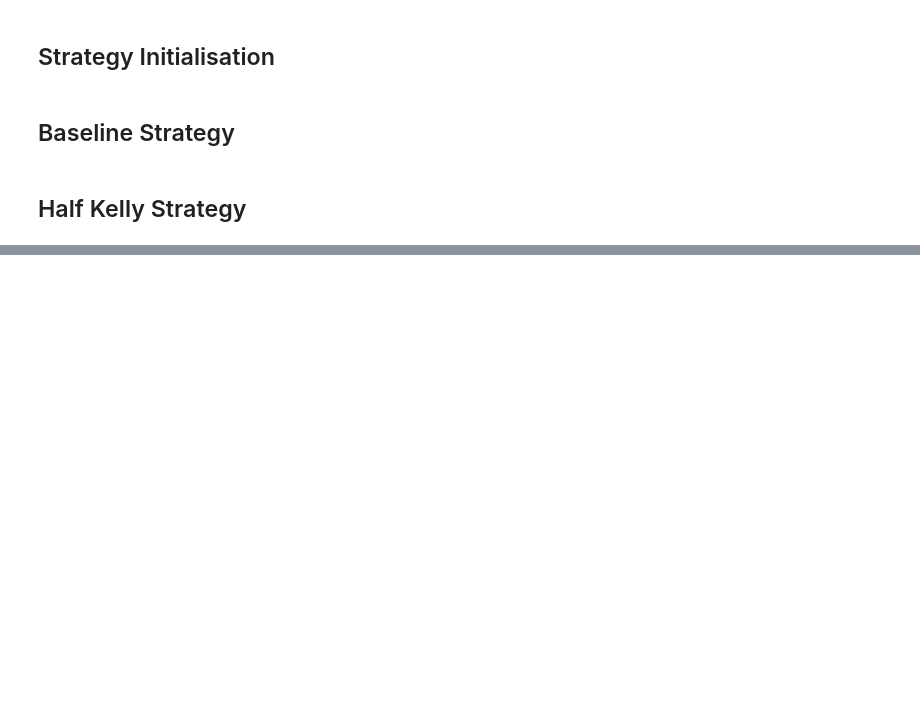
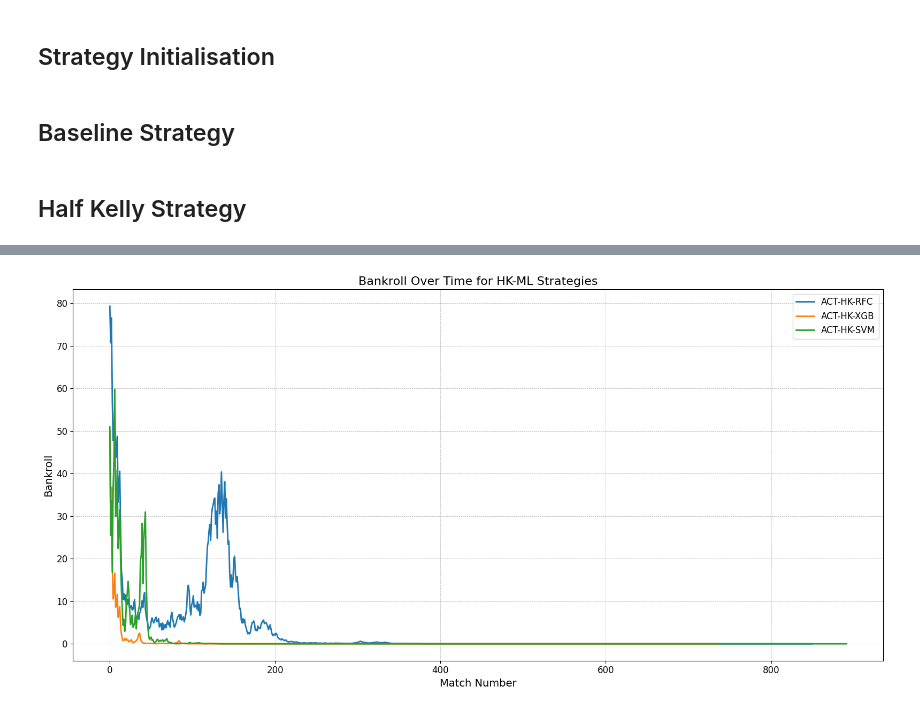
Before and after one commit to hubamatyas/Football-Arbitrage-Value-Betting, a Jupyter notebook: notebooks/backtest.ipynb, the cells around one changed output, grey strips where cells are left out. Cells and saved outputs as stored; diff of their text form; code cells hidden in the pictures; blank space fills up the shorter version.

```diff
--- a/notebooks/backtest.ipynb
+++ b/notebooks/backtest.ipynb
@@ -460,0 +503,19 @@ plt.savefig('baseline-strats-bankroll.pdf')
+# %%
+plt.figure(figsize=(16, 8))
+
+for name, strat in strats.items():
+    if name in ['ACT-HK-RFC', 'ACT-HK-XGB', 'ACT-HK-SVM']:
+        plt.plot(strat.bankroll_list, label=name, linewidth=2)
+
+plt.xticks(fontsize=12)
+plt.yticks(fontsize=12)
+plt.grid(True, which='both', linestyle='--', linewidth=0.5)
+plt.legend(fontsize=12)
+
+plt.title("Bankroll Over Time for HK-ML Strategies", fontsize=16)
+plt.xlabel('Match Number', fontsize=14)
+plt.ylabel('Bankroll', fontsize=14)
+plt.tight_layout()
+plt.savefig('hkml-strats-bankroll1.pdf')
+# %% [output]
+[figure, added]
```
Also changed, not shown: parts of 13 cells of this notebook, 9 other files.
